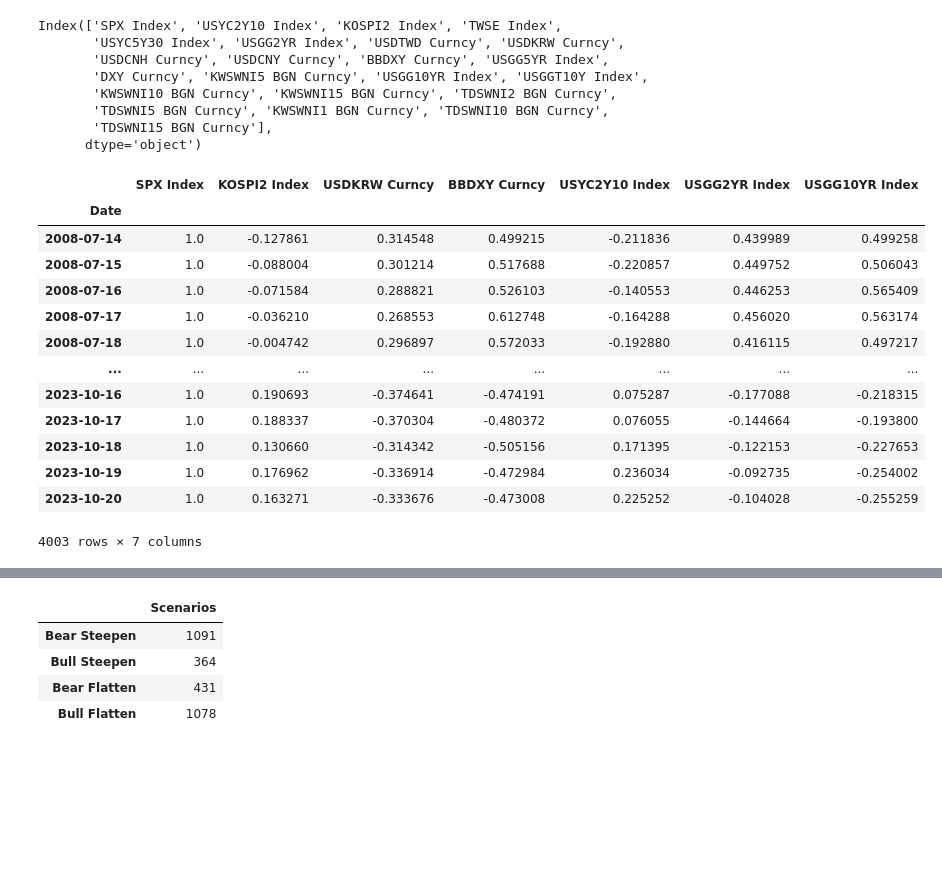
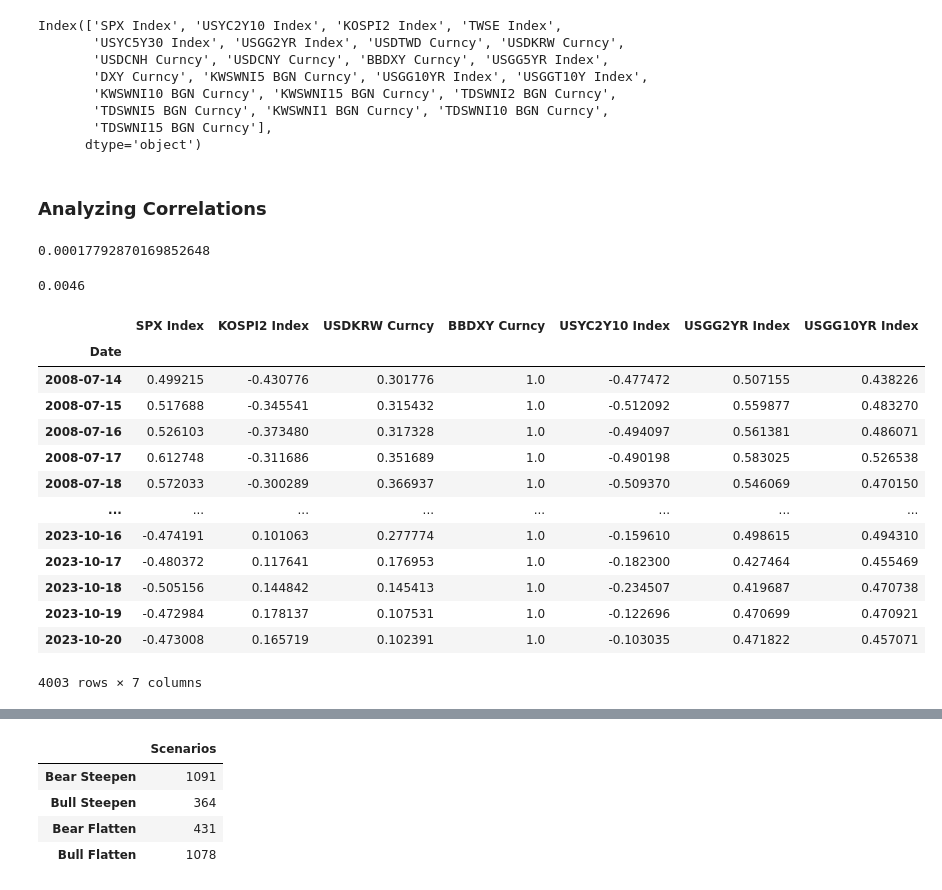
Before and after one commit to ClarenceTee93/Strategies, a Jupyter notebook: strategies.ipynb, the cells around one changed output, grey strips where cells are left out. Cells and saved outputs as stored; diff of their text form; code cells hidden in the pictures; blank space fills up the shorter version.

```diff
--- a/strategies.ipynb
+++ b/strategies.ipynb
@@ -484,27 +487,38 @@ Index(['SPX Index', 'USYC2Y10 Index', 'KOSPI2 Index', 'TWSE Index',
        'TDSWNI5 BGN Curncy', 'KWSWNI1 BGN Curncy', 'TDSWNI10 BGN Curncy',
        'TDSWNI15 BGN Curncy'],
       dtype='object')
+# %% [markdown]
+### Analyzing Correlations
+# %%
+((1.05665 / 1.056603) - 1) * 4
+# %% [output]
+0.00017792870169852648
+# %%
+46 / 10000
+# %% [output]
+0.0046
 # %%
 corr_analysis = df[["SPX Index", "KOSPI2 Index", "USDKRW Curncy", "BBDXY Curncy", "USYC2Y10 Index", "USGG2YR Index", "USGG10YR Index"]].copy()
 corr_analysis.fillna(method = "ffill", inplace=True)
 corr_analysis[["SPX Index", "KOSPI2 Index", "USDKRW Curncy", "BBDXY Curncy"]] = corr_analysis[["SPX Index", "KOSPI2 Index", "USDKRW Curncy", "BBDXY Curncy"]].pct_change()
 corr_analysis[["USYC2Y10 Index", "USGG2YR Index", "USGG10YR Index"]] = corr_analysis[["USYC2Y10 Index", "USGG2YR Index", "USGG10YR Index"]].pct_change()
-corr_analysis = corr_analysis.rolling(30).corr().dropna().loc[(slice(None), ["SPX Index"]), ].droplevel(1)
-corr_analysis
+corr_analysis = corr_analysis.rolling(30).corr().dropna()
+corr_analysis_flatten = corr_analysis.loc[(slice(None), ["BBDXY Curncy"]), ].droplevel(1)
+corr_analysis_flatten
 # %% [output]
 |  | SPX Index | KOSPI2 Index | USDKRW Curncy | BBDXY Curncy | USYC2Y10 Index | USGG2YR Index | USGG10YR Index |
 | Date |  |  |  |  |  |  |  |
-| 2008-07-14 | 1.0 | -0.127861 | 0.314548 | 0.499215 | -0.211836 | 0.439989 | 0.499258 |
-| 2008-07-15 | 1.0 | -0.088004 | 0.301214 | 0.517688 | -0.220857 | 0.449752 | 0.506043 |
-| 2008-07-16 | 1.0 | -0.071584 | 0.288821 | 0.526103 | -0.140553 | 0.446253 | 0.565409 |
-| 2008-07-17 | 1.0 | -0.036210 | 0.268553 | 0.612748 | -0.164288 | 0.456020 | 0.563174 |
-| 2008-07-18 | 1.0 | -0.004742 | 0.296897 | 0.572033 | -0.192880 | 0.416115 | 0.497217 |
+| 2008-07-14 | 0.499215 | -0.430776 | 0.301776 | 1.0 | -0.477472 | 0.507155 | 0.438226 |
+| 2008-07-15 | 0.517688 | -0.345541 | 0.315432 | 1.0 | -0.512092 | 0.559877 | 0.483270 |
+| 2008-07-16 | 0.526103 | -0.373480 | 0.317328 | 1.0 | -0.494097 | 0.561381 | 0.486071 |
+| 2008-07-17 | 0.612748 | -0.311686 | 0.351689 | 1.0 | -0.490198 | 0.583025 | 0.526538 |
+| 2008-07-18 | 0.572033 | -0.300289 | 0.366937 | 1.0 | -0.509370 | 0.546069 | 0.470150 |
 | ... | ... | ... | ... | ... | ... | ... | ... |
-| 2023-10-16 | 1.0 | 0.190693 | -0.374641 | -0.474191 | 0.075287 | -0.177088 | -0.218315 |
-| 2023-10-17 | 1.0 | 0.188337 | -0.370304 | -0.480372 | 0.076055 | -0.144664 | -0.193800 |
-| 2023-10-18 | 1.0 | 0.130660 | -0.314342 | -0.505156 | 0.171395 | -0.122153 | -0.227653 |
-| 2023-10-19 | 1.0 | 0.176962 | -0.336914 | -0.472984 | 0.236034 | -0.092735 | -0.254002 |
-| 2023-10-20 | 1.0 | 0.163271 | -0.333676 | -0.473008 | 0.225252 | -0.104028 | -0.255259 |
+| 2023-10-16 | -0.474191 | 0.101063 | 0.277774 | 1.0 | -0.159610 | 0.498615 | 0.494310 |
+| 2023-10-17 | -0.480372 | 0.117641 | 0.176953 | 1.0 | -0.182300 | 0.427464 | 0.455469 |
+| 2023-10-18 | -0.505156 | 0.144842 | 0.145413 | 1.0 | -0.234507 | 0.419687 | 0.470738 |
+| 2023-10-19 | -0.472984 | 0.178137 | 0.107531 | 1.0 | -0.122696 | 0.470699 | 0.470921 |
+| 2023-10-20 | -0.473008 | 0.165719 | 0.102391 | 1.0 | -0.103035 | 0.471822 | 0.457071 |
 4003 rows × 7 columns
 # %%
 rates_2.index = pd.to_datetime(rates_2.index)
```
Also changed, not shown: parts of 3 cells of this notebook.
